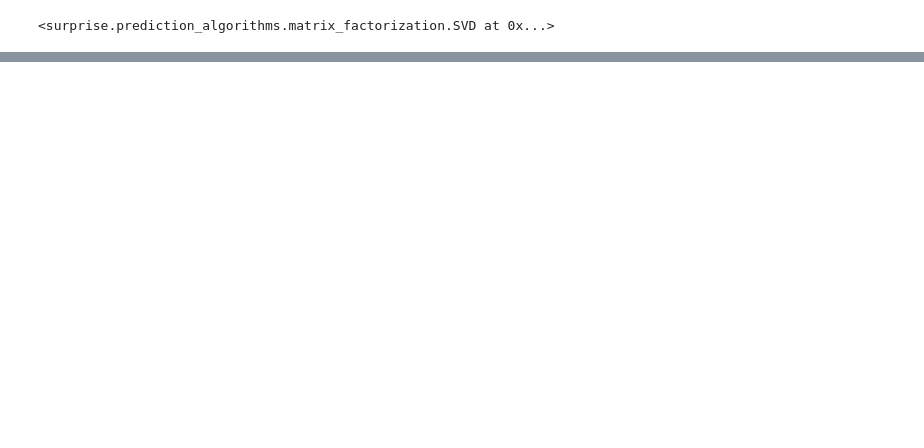
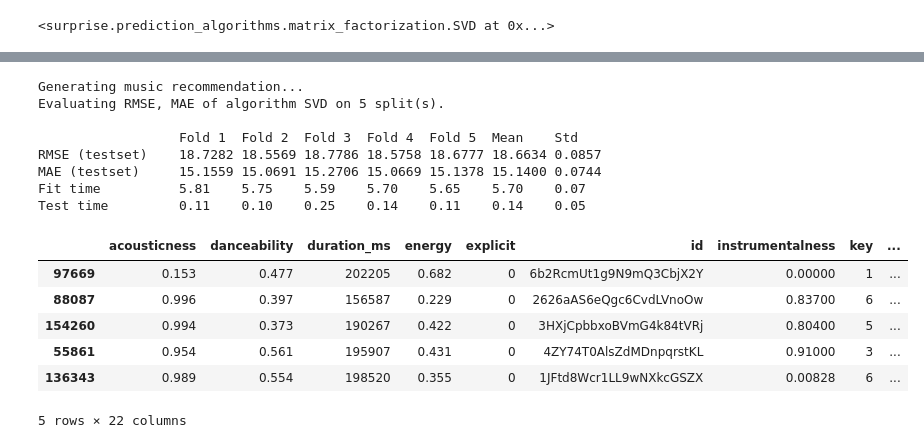
Before and after one commit to Spotify-Song-Predict-DS18/Song-Predict, a Jupyter notebook: Notebooks/Omar_Model.ipynb, the cells around one changed output, grey strips where cells are left out. Cells and saved outputs as stored; diff of their text form; code cells hidden in the pictures; blank space fills up the shorter version.

```diff
--- a/Notebooks/Omar_Model.ipynb
+++ b/Notebooks/Omar_Model.ipynb
@@ -87,0 +185,20 @@ titles.head(10)
+# %%
+# Insert User id (int) and Dataframe into function
+userid = 35
+recommend(userid, result)
+# %% [output]
+Generating music recommendation...
+Evaluating RMSE, MAE of algorithm SVD on 5 split(s).
+
+                  Fold 1  Fold 2  Fold 3  Fold 4  Fold 5  Mean    Std
+RMSE (testset)    18.7282 18.5569 18.7786 18.5758 18.6777 18.6634 0.0857
+MAE (testset)     15.1559 15.0691 15.2706 15.0669 15.1378 15.1400 0.0744
+Fit time          5.81    5.75    5.59    5.70    5.65    5.70    0.07
+Test time         0.11    0.10    0.25    0.14    0.11    0.14    0.05
+|  | acousticness | danceability | duration_ms | energy | explicit | id | instrumentalness | key | ... |
+| 97669 | 0.153 | 0.477 | 202205 | 0.682 | 0 | 6b2RcmUt1g9N9mQ3CbjX2Y | 0.00000 | 1 | ... |
+| 88087 | 0.996 | 0.397 | 156587 | 0.229 | 0 | 2626aAS6eQgc6CvdLVnoOw | 0.83700 | 6 | ... |
+| 154260 | 0.994 | 0.373 | 190267 | 0.422 | 0 | 3HXjCpbbxoBVmG4k84tVRj | 0.80400 | 5 | ... |
+| 55861 | 0.954 | 0.561 | 195907 | 0.431 | 0 | 4ZY74T0AlsZdMDnpqrstKL | 0.91000 | 3 | ... |
+| 136343 | 0.989 | 0.554 | 198520 | 0.355 | 0 | 1JFtd8Wcr1LL9wNXkcGSZX | 0.00828 | 6 | ... |
+5 rows × 22 columns
```
Also changed, not shown: parts of 8 cells of this notebook, 2 other files.
